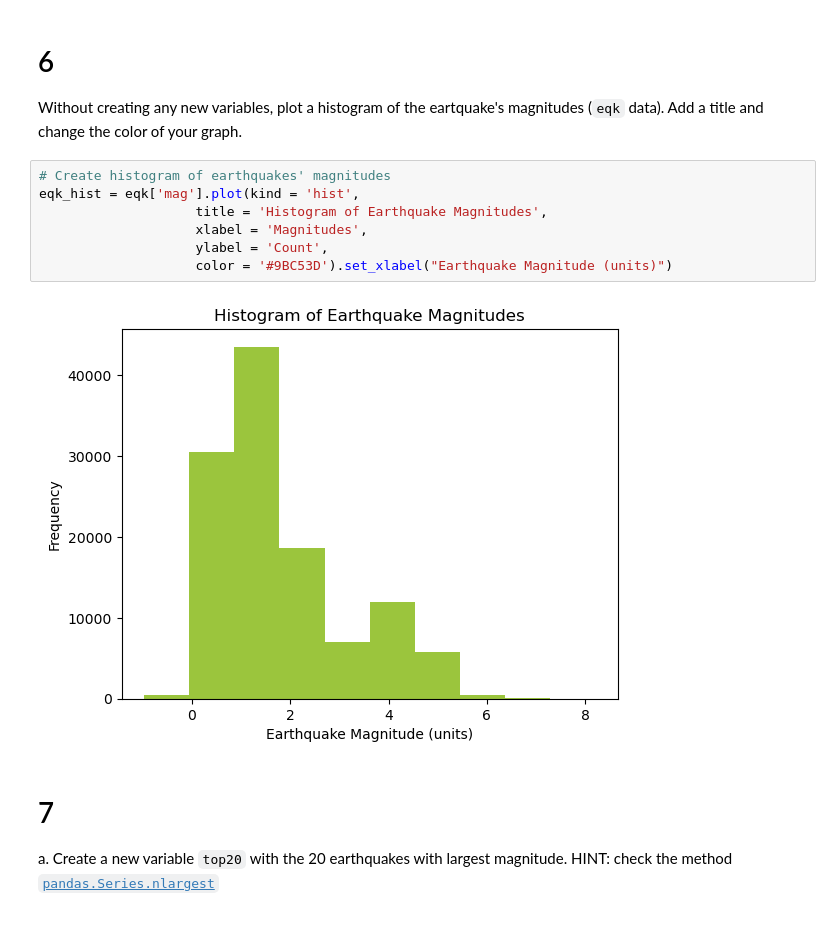
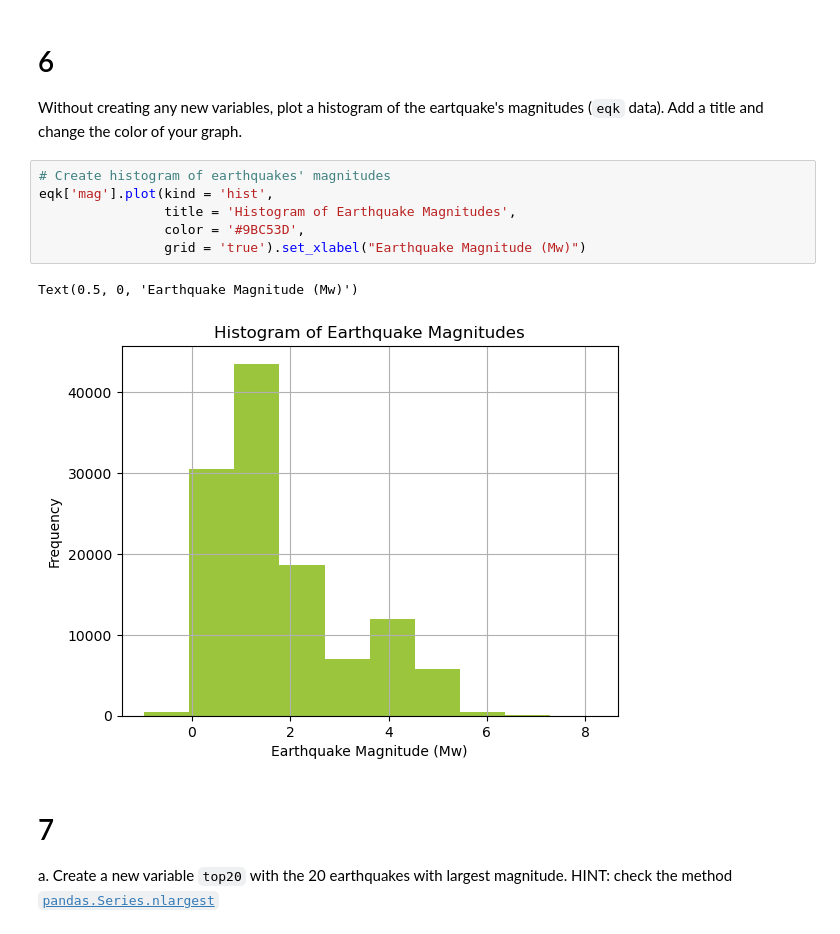
Before and after one commit to nmoraescommit/eds220-hwk1, a Jupyter notebook: hwk1-task3-earthquakes.ipynb, the cells around one changed output. Saved outputs shown, nothing was run; the diff lists cells and outputs as text.

```diff
--- a/hwk1-task3-earthquakes.ipynb
+++ b/hwk1-task3-earthquakes.ipynb
@@ -166,13 +162,13 @@ omitted_events = raw_eqk[raw_eqk['type'] != 'earthquake'].shape[0]
 Without creating any new variables, plot a histogram of the eartquake's magnitudes (`eqk` data). Add a title and change the color of your graph.
 # %%
 # Create histogram of earthquakes' magnitudes
-eqk_hist = eqk['mag'].plot(kind = 'hist',
-                    title = 'Histogram of Earthquake Magnitudes',
-                    xlabel = 'Magnitudes',
-                    ylabel = 'Count',
-                    color = '#9BC53D').set_xlabel("Earthquake Magnitude (units)")
+eqk['mag'].plot(kind = 'hist',
+                title = 'Histogram of Earthquake Magnitudes',
+                color = '#9BC53D',
+                grid = 'true').set_xlabel("Earthquake Magnitude (Mw)")
 # %% [output]
+Text(0.5, 0, 'Earthquake Magnitude (Mw)')
-[figure, old version]
+[figure, new version]
 # %% [markdown]
 <!-- END QUESTION -->
 
```
Also changed, not shown: parts of 7 cells of this notebook.
